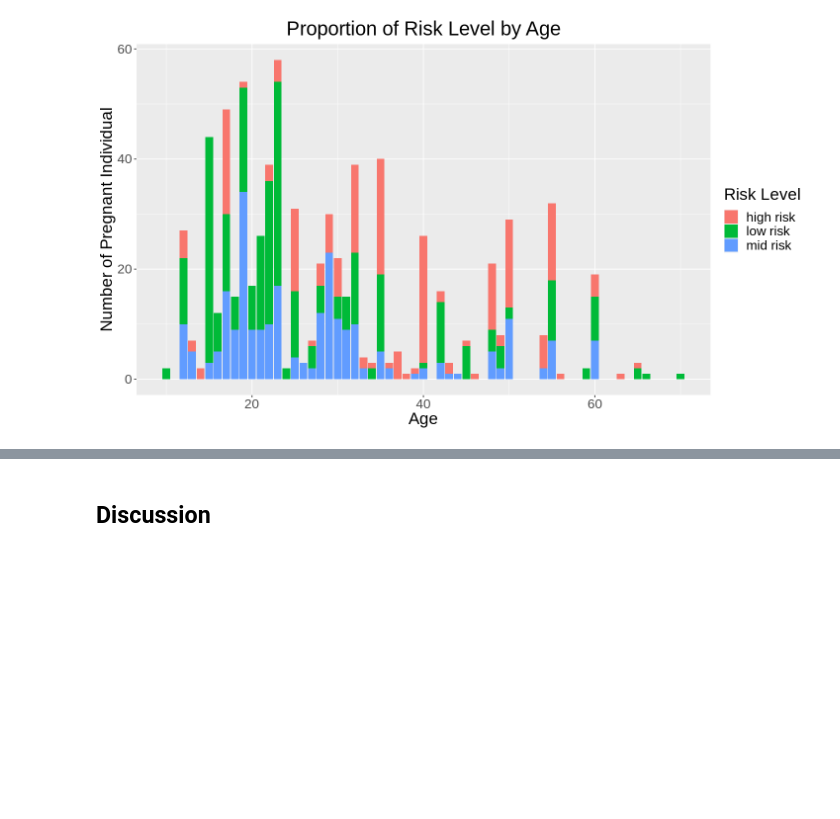
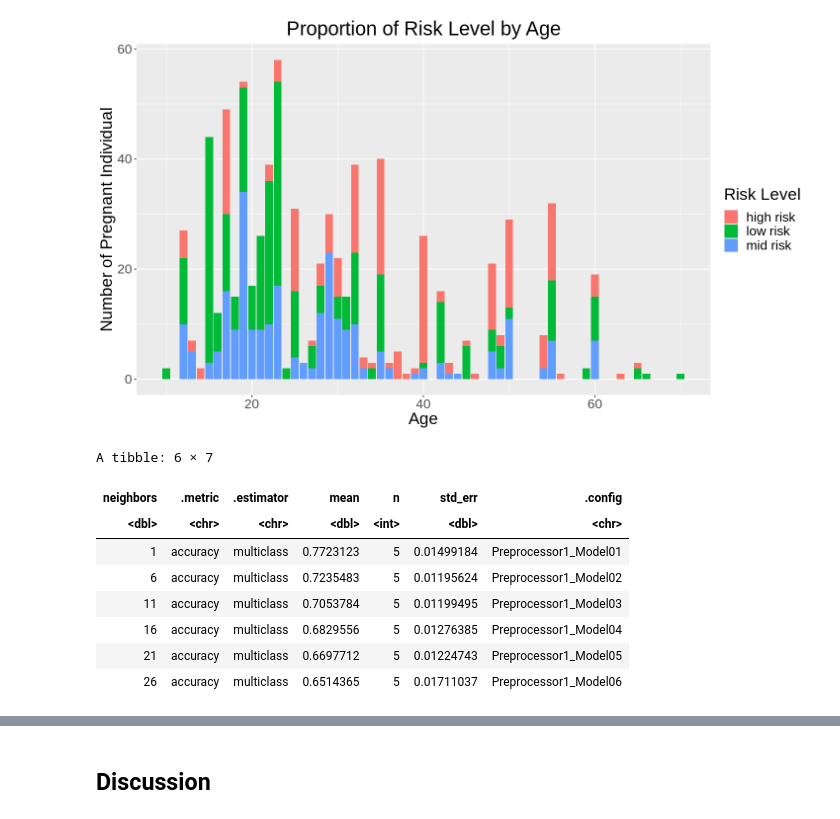
Before and after one commit to rukabii/dsci-100-group-project-006-29, a Jupyter notebook: Group_Project_Report.ipynb, the cells around one changed output, grey strips where cells are left out. Saved outputs shown, nothing was run; the diff lists cells and outputs as text; code cells hidden in the pictures; blank space fills up the shorter version.

```diff
--- a/Group_Project_Report.ipynb
+++ b/Group_Project_Report.ipynb
@@ -159,0 +177,24 @@ maternity_age_vs_risk
+# %%
+# use workflow to combine recipe + model spec
+# then tune model using tune_grid and collect metrics
+knn_results <- workflow() |>
+            add_recipe(maternity_recipe) |>
+            add_model(knn_spec) |>
+            tune_grid(resamples = train_vfold, grid = k_vals) |>
+            collect_metrics()
+
+# get accuracy from metrics on fitted model
+accuracies <- knn_results |>
+                filter(.metric == "accuracy")
+
+head(accuracies)
+# %% [output]
+A tibble: 6 × 7
+| neighbors | .metric | .estimator | mean | n | std_err | .config |
+| <dbl> | <chr> | <chr> | <dbl> | <int> | <dbl> | <chr> |
+| 1 | accuracy | multiclass | 0.7723123 | 5 | 0.01499184 | Preprocessor1_Model01 |
+| 6 | accuracy | multiclass | 0.7235483 | 5 | 0.01195624 | Preprocessor1_Model02 |
+| 11 | accuracy | multiclass | 0.7053784 | 5 | 0.01199495 | Preprocessor1_Model03 |
+| 16 | accuracy | multiclass | 0.6829556 | 5 | 0.01276385 | Preprocessor1_Model04 |
+| 21 | accuracy | multiclass | 0.6697712 | 5 | 0.01224743 | Preprocessor1_Model05 |
+| 26 | accuracy | multiclass | 0.6514365 | 5 | 0.01711037 | Preprocessor1_Model06 |
```
Also changed, not shown: parts of 2 cells of this notebook.
